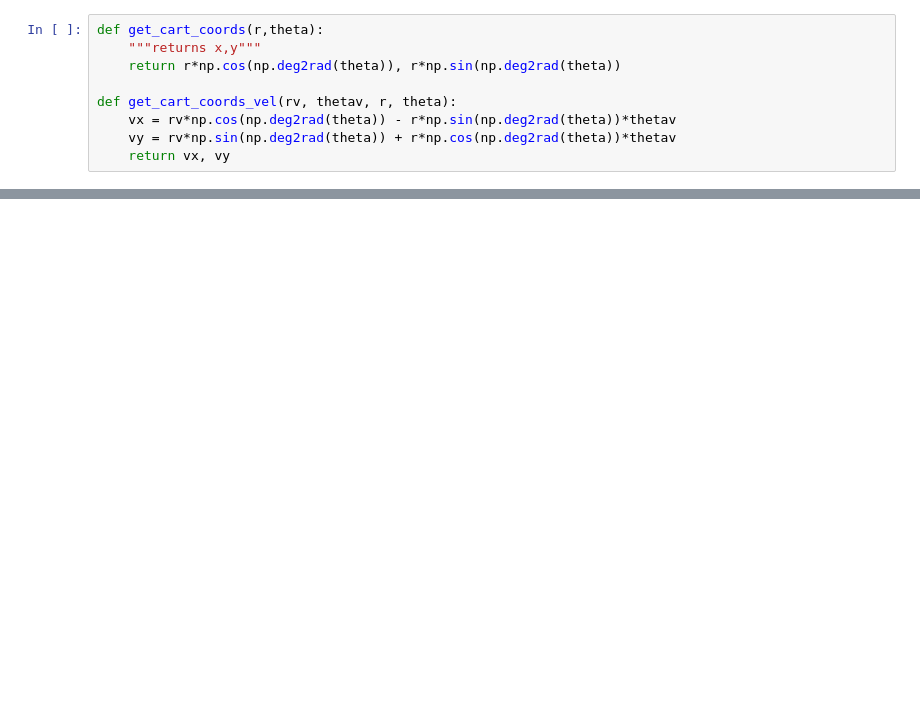
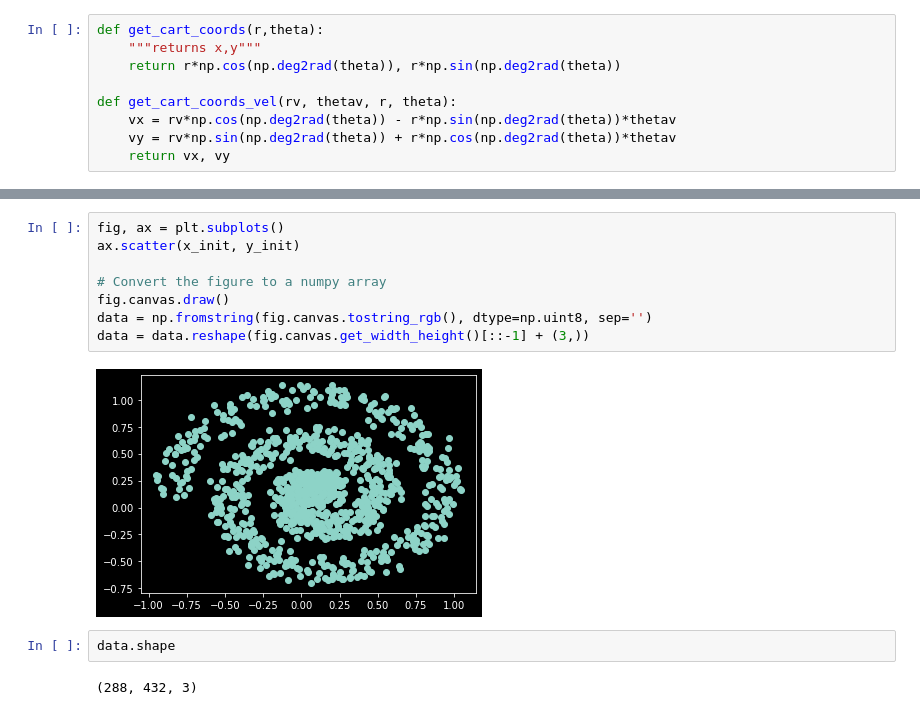
Before and after one commit to Astrojigs/Orbital-simulations, a Jupyter notebook: Barnes-hut Algorithm Animations.ipynb, the cells around one changed output, grey strips where cells are left out. Drawn from its saved outputs; the diff is of its cells as text; blank space fills up the shorter version.

```diff
--- a/Barnes-hut Algorithm Animations.ipynb
+++ b/Barnes-hut Algorithm Animations.ipynb
@@ -415,0 +545,14 @@ plt.show()
+# %%
+fig, ax = plt.subplots()
+ax.scatter(x_init, y_init)
+
+# Convert the figure to a numpy array
+fig.canvas.draw()
+data = np.fromstring(fig.canvas.tostring_rgb(), dtype=np.uint8, sep='')
+data = data.reshape(fig.canvas.get_width_height()[::-1] + (3,))
+# %% [output]
+[figure, added]
+# %%
+data.shape
+# %% [output]
+(288, 432, 3)
```
Also changed, not shown: parts of 8 cells of this notebook, 2 other files.
